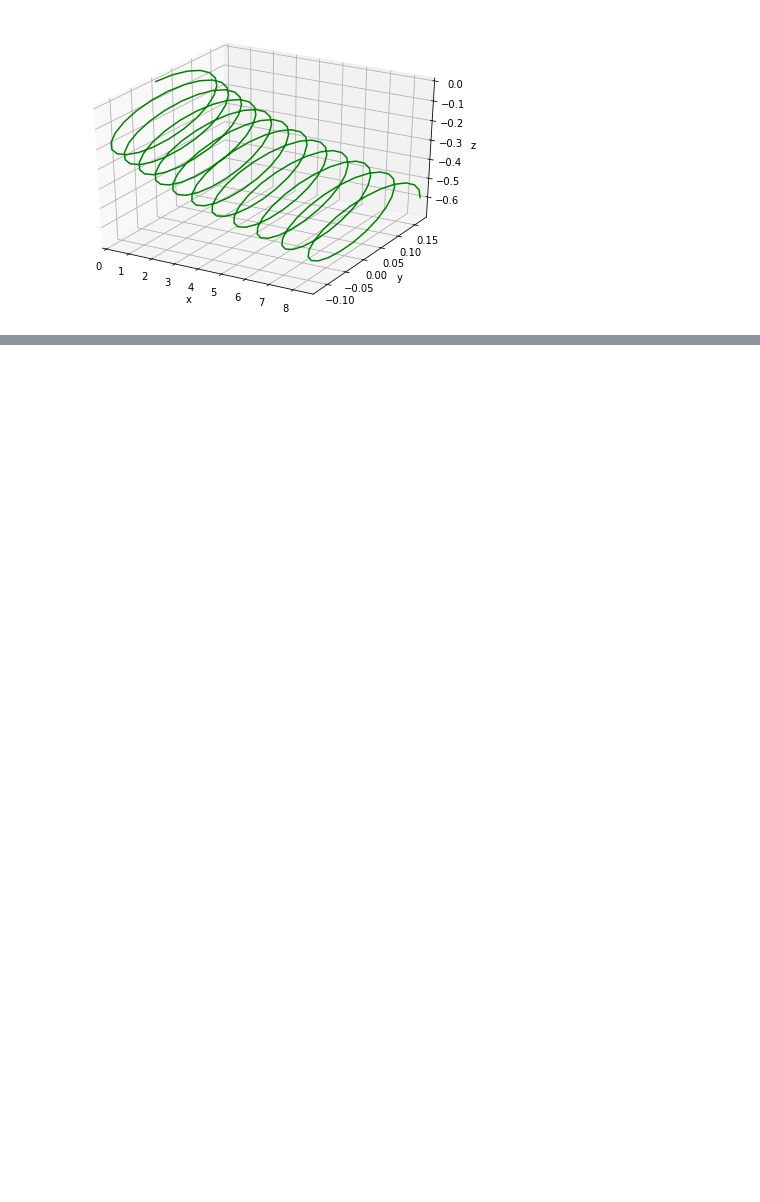
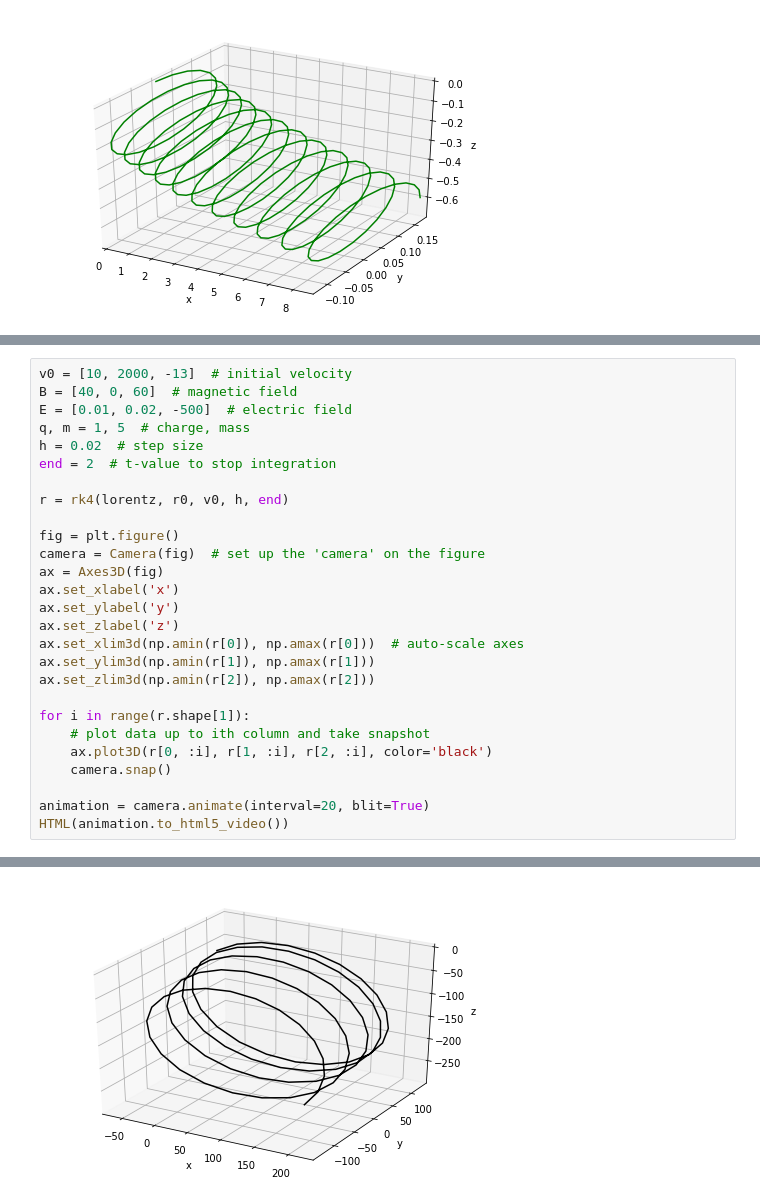
Before and after one commit to sgango/Y1-Project, a Jupyter notebook: ntbks/animate.ipynb, the cells around one changed output, grey strips where cells are left out. Drawn from its saved outputs; the diff is of its cells as text; blank space fills up the shorter version.

```diff
--- a/ntbks/animate.ipynb
+++ b/ntbks/animate.ipynb
@@ -121,0 +182,28 @@ HTML(animation.to_html5_video())
+# %%
+v0 = [10, 2000, -13]  # initial velocity
+B = [40, 0, 60]  # magnetic field
+E = [0.01, 0.02, -500]  # electric field
+q, m = 1, 5  # charge, mass
+h = 0.02  # step size
+end = 2  # t-value to stop integration
+
+r = rk4(lorentz, r0, v0, h, end)
+
+fig = plt.figure()
+camera = Camera(fig)  # set up the 'camera' on the figure
+ax = Axes3D(fig)
+ax.set_xlabel('x')
+ax.set_ylabel('y')
+ax.set_zlabel('z')
+ax.set_xlim3d(np.amin(r[0]), np.amax(r[0]))  # auto-scale axes
+ax.set_ylim3d(np.amin(r[1]), np.amax(r[1]))
+ax.set_zlim3d(np.amin(r[2]), np.amax(r[2]))
+
+for i in range(r.shape[1]):
+    # plot data up to ith column and take snapshot
+    ax.plot3D(r[0, :i], r[1, :i], r[2, :i], color='black')
+    camera.snap()
+
+animation = camera.animate(interval=20, blit=True)
+HTML(animation.to_html5_video())
+# %% [output]
@@ -121,0 +211 @@ HTML(animation.to_html5_video())
+[figure, added]
```
Also changed, not shown: parts of 4 cells of this notebook.
